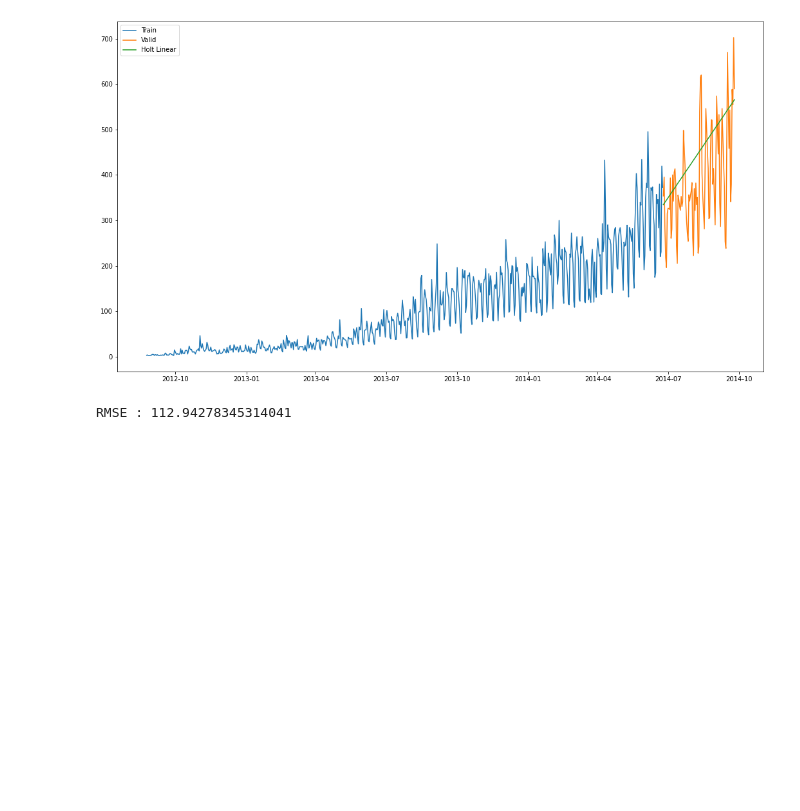
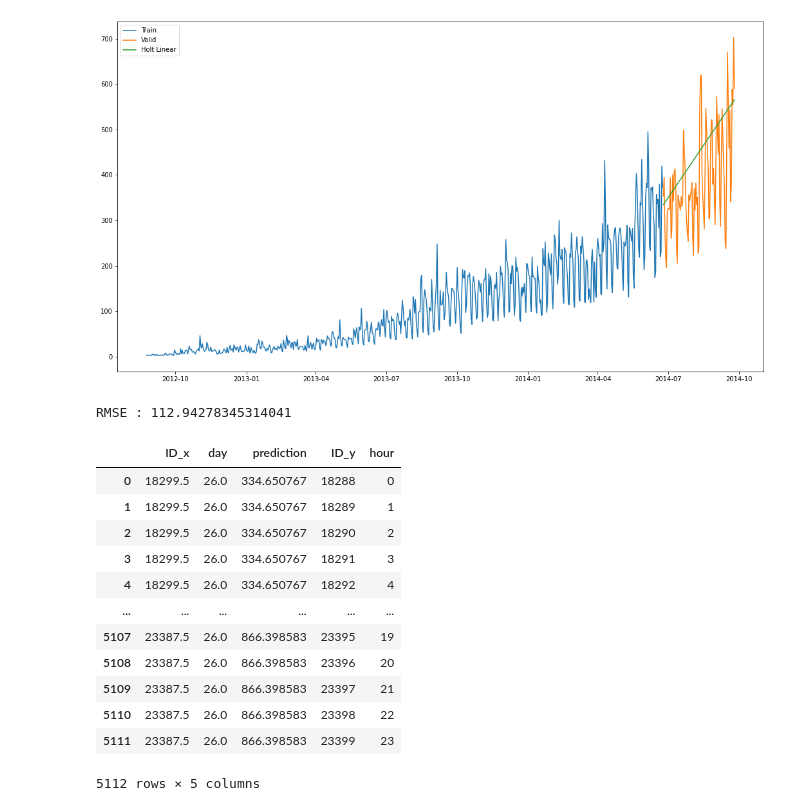
Before and after one commit to talha-amir/Python-Time-Series, a Jupyter notebook: Final.ipynb, the cells around one changed output. Saved outputs shown, nothing was run; the diff lists cells and outputs as text; code cells hidden in the pictures; blank space fills up the shorter version.

```diff
--- a/Final.ipynb
+++ b/Final.ipynb
@@ -391,0 +385,51 @@ TRAIN_ORIGINAL['ratio'] = TRAIN_ORIGINAL['Count']/TRAIN_ORIGINAL['Count'].sum()
+# %%
+submission = pd.read_csv("submission.csv")
+predict = fit1.forecast(len(test))
+test['prediction'] = predict
+
+# Calculating Hourly ratio for Count
+TRAIN_ORIGINAL['ratio'] = TRAIN_ORIGINAL['Count']/TRAIN_ORIGINAL['Count'].sum()
+
+# Grouping hourly ratio
+temp = TRAIN_ORIGINAL.groupby(['hour'])['ratio'].sum()
+
+# Groupby to csv format
+pd.DataFrame(temp,columns=['hour','ratio']).to_csv('GroupBy.csv')
+
+temp2 = pd.read_csv('GroupBy.csv')
+temp2.drop('hour.1',1)
+
+# Merging test and orginal on on day,month,year
+
+merge = pd.merge(test,TEST_ORIGINAL,on=('day','month','year'),how='left')
+merge['hour'] = merge['hour_y']
+merge= merge.drop(['year','month','Datetime','hour_x','hour_y'],axis=1)
+
+# Predicting by merging merge and temp2
+prediction = pd.merge(merge,temp2,on='hour',how='left')
+
+# Converting the ratio to original scale
+prediction['Count'] = prediction['prediction']*prediction['ratio']*24
+prediction['ID'] = prediction['ID_y']
+
+# Dropping all features from submission file keeping ID and Count only
+submission = prediction.drop(['ID_x','day','ID_y','prediction','hour','ratio'],axis=1)
+# Convering to the final submission format
+
+pd.DataFrame(submission,columns=['ID','Count']).to_csv('Holt Linear.csv')
+# %%
+merge
+# %% [output]
+|  | ID_x | day | prediction | ID_y | hour |
+| 0 | 18299.5 | 26.0 | 334.650767 | 18288 | 0 |
+| 1 | 18299.5 | 26.0 | 334.650767 | 18289 | 1 |
+| 2 | 18299.5 | 26.0 | 334.650767 | 18290 | 2 |
+| 3 | 18299.5 | 26.0 | 334.650767 | 18291 | 3 |
+| 4 | 18299.5 | 26.0 | 334.650767 | 18292 | 4 |
+| ... | ... | ... | ... | ... | ... |
+| 5107 | 23387.5 | 26.0 | 866.398583 | 23395 | 19 |
+| 5108 | 23387.5 | 26.0 | 866.398583 | 23396 | 20 |
+| 5109 | 23387.5 | 26.0 | 866.398583 | 23397 | 21 |
+| 5110 | 23387.5 | 26.0 | 866.398583 | 23398 | 22 |
+| 5111 | 23387.5 | 26.0 | 866.398583 | 23399 | 23 |
+5112 rows × 5 columns
```
Also changed, not shown: parts of 1 cell of this notebook, 2 other files.
